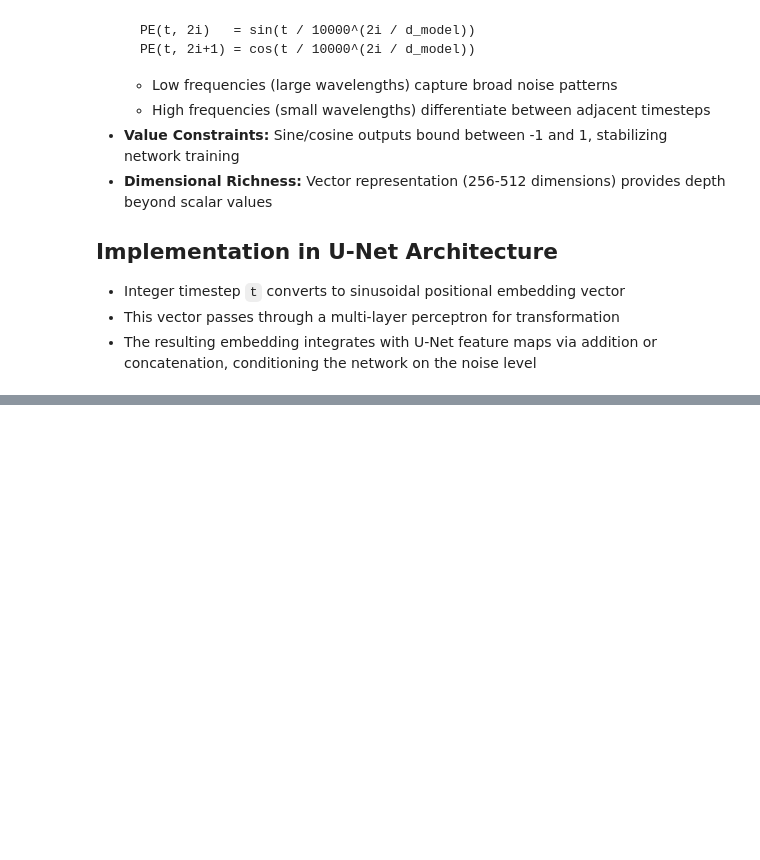
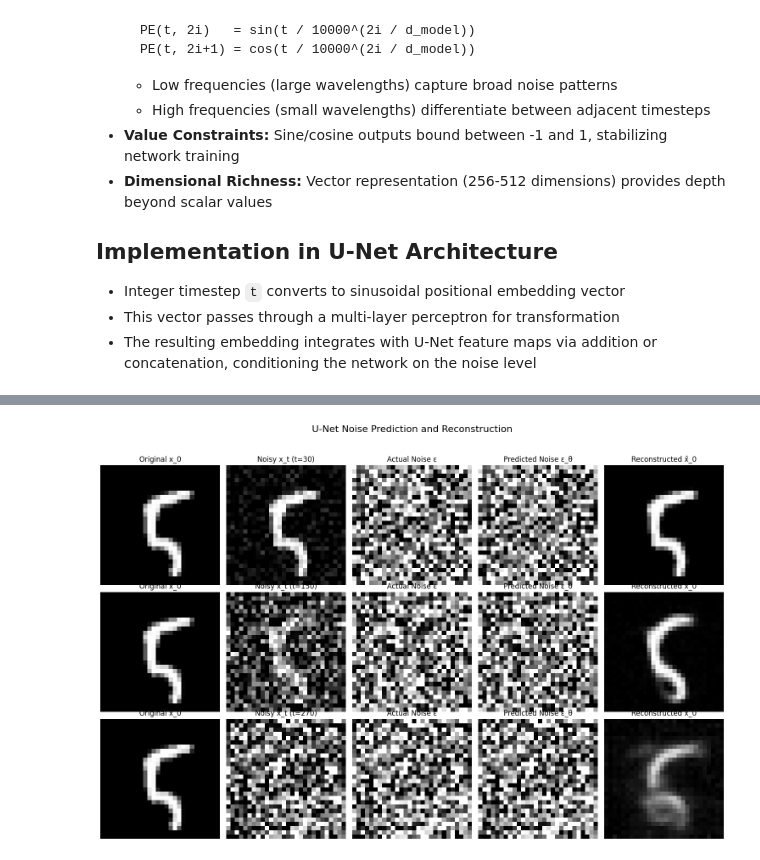
Before and after one commit to MollysCaptain/practical-computer-vision, a Jupyter notebook: notebooks/Denoising_Diffusion_Probabilistic_Model_U_net_MNIST_Generation.ipynb, the cells around one changed output, grey strips where cells are left out. Drawn from its saved outputs; the diff is of its cells as text; code cells hidden in the pictures; blank space fills up the shorter version.

```diff
--- a/notebooks/Denoising_Diffusion_Probabilistic_Model_U_net_MNIST_Generation.ipynb
+++ b/notebooks/Denoising_Diffusion_Probabilistic_Model_U_net_MNIST_Generation.ipynb
@@ -541,19 +227,0 @@ else:
-# %%
-# 2. Initialize and Train DDPM
-print("\n--- DDPM U-Net ---")
-unet_model = UNet(img_channels=1, time_emb_dim=256).to(DEVICE) # time_emb_dim can be tuned
-diffusion = Diffusion(timesteps=T, img_size=IMG_SIZE, device=DEVICE)
-optimizer_ddpm = optim.Adam(unet_model.parameters(), lr=LR_DDPM)
-
-if os.path.exists(DDPM_MODEL_PATH) and EPOCHS_DDPM == 0:
-    print(f"Loading pre-trained DDPM U-Net from {DDPM_MODEL_PATH}")
-    unet_model.load_state_dict(torch.load(DDPM_MODEL_PATH, map_location=DEVICE))
-else:
-    if EPOCHS_DDPM > 0:
-        train_ddpm(unet_model, diffusion, train_loader_ddpm, optimizer_ddpm, EPOCHS_DDPM)
-    else:
-        print("DDPM model not found and EPOCHS_DDPM is 0. Please train or provide a model.")
-        # For this script, let's assume it needs to be trained if not found
-        if not os.path.exists(DDPM_MODEL_PATH):
-            print("Training DDPM as it was not found and EPOCHS_DDPM was 0 (forcing 50 epochs).")
-            train_ddpm(unet_model, diffusion, train_loader_ddpm, optimizer_ddpm, 50)
@@ -838,0 +1029,76 @@ https://5151-gpu-t4-hm-2a99y9azf59j9-c.us-east1-0.prod.colab.dev?polling=true
+# %%
+
+
+if 'unet_model' not in locals() or not ddpm_ready: # ddpm_ready from Cell 11 indicates model is loaded/trained
+    print("U-Net model is not trained or loaded. Cannot visualize its output.")
+elif 'diffusion' not in locals():
+    print("Diffusion object not found. Cannot perform q_sample.")
+elif 'train_dataset_ddpm' not in locals():
+    print("Training dataset not found. Cannot get a sample image.")
+else:
+    unet_model.eval() # Ensure U-Net is in evaluation mode
+
+    # Get a sample clean image (x_0)
+    sample_idx = 100 # You can change this
+    x0_original_tensor, _ = train_dataset_ddpm[sample_idx]
+    x0_original_tensor = x0_original_tensor.to(DEVICE).unsqueeze(0) # Add batch dim: (1, C, H, W)
+
+    # Choose a few timesteps to visualize
+    # T is the total number of timesteps (e.g., 300)
+    # Timestep indices go from 0 to T-1
+    # Let's pick some representative timesteps: early, mid, late in the noise schedule
+    timesteps_to_visualize = [int(T * 0.1), int(T * 0.5), int(T * 0.9)]
+    if T < 10: # Adjust if T is very small
+        timesteps_to_visualize = [0, T // 2, T - 1 if T > 0 else 0]
+    timesteps_to_visualize = [max(0, min(t, T - 1)) for t in timesteps_to_visualize] # Clamp to [0, T-1]
+
+
+    num_cols = 5 # x_0, x_t, actual_noise, predicted_noise, reconstructed_x_0
+    fig, axes = plt.subplots(len(timesteps_to_visualize), num_cols,
+                             figsize=(num_cols * 3, len(timesteps_to_visualize) * 3.5))
+    if len(timesteps_to_visualize) == 1: # Handle case for single row subplot
+        axes = np.array([axes])
+
+    fig.suptitle("U-Net Noise Prediction and Reconstruction", fontsize=16)
+
+    with torch.no_grad():
+        for i, t_val in enumerate(timesteps_to_visualize):
+            t_tensor = torch.tensor([t_val], device=DEVICE, dtype=torch.long)
+
+            # 1. Generate actual noise and the noisy image x_t
+            actual_noise = torch.randn_like(x0_original_tensor) # Standard Gaussian noise
+            xt_noisy_tensor = diffusion.q_sample(x_start=x0_original_tensor, t=t_tensor, noise=actual_noise)
+
+            # 2. U-Net predicts noise
+            predicted_noise_tensor = unet_model(xt_noisy_tensor, t_tensor)
+
+            # 3. Reconstruct x_0 using the predicted noise (simplified from DDPM paper, Eq. 4 rearranged)
+            # x_0_reconstructed = (x_t - sqrt(1-alpha_bar_t) * predicted_noise) / sqrt(alpha_bar_t)
+            sqrt_alphas_cumprod_t = get_index_from_list(diffusion.sqrt_alphas_cumprod, t_tensor, xt_noisy_tensor.shape)
+            sqrt_one_minus_alphas_cumprod_t = get_index_from_list(diffusion.sqrt_one_minus_alphas_cumprod, t_tensor, xt_noisy_tensor.shape)
+            x0_reconstructed_tensor = (xt_noisy_tensor - sqrt_one_minus_alphas_cumprod_t * predicted_noise_tensor) / sqrt_alphas_cumprod_t
+            x0_reconstructed_tensor = torch.clamp(x0_reconstructed_tensor, -1.0, 1.0) # Clamp to image range
+
+            # --- Plotting ---
+            # Denormalize all images/noise from [-1, 1] to [0, 1] for display
+            img_list = [
+                (x0_original_tensor.squeeze(0).cpu() + 1) / 2.0,
+                (xt_noisy_tensor.squeeze(0).cpu() + 1) / 2.0,
+                (actual_noise.squeeze(0).cpu() + 1) / 2.0,         # Visualizing noise this way might make it mostly gray
+                                                                    # but shows structure if present.
+                (predicted_noise_tensor.squeeze(0).cpu() + 1) / 2.0,
+                (x0_reconstructed_tensor.squeeze(0).cpu() + 1) / 2.0
+            ]
+            titles = ["Original x_0", f"Noisy x_t (t={t_val})", "Actual Noise ε", "Predicted Noise ε_θ", "Reconstructed x̂_0"]
+
+            for j, img_tensor_0_1 in enumerate(img_list):
+                ax = axes[i, j]
+                # Permute for (H, W, C) if multi-channel, then squeeze if C=1 for grayscale
+                ax.imshow(img_tensor_0_1.permute(1, 2, 0).squeeze().numpy(), cmap="gray", vmin=0, vmax=1)
+                ax.set_title(titles[j])
+                ax.axis('off')
+
+    plt.tight_layout(rect=[0, 0.03, 1, 0.95]) # Adjust layout for suptitle
+    plt.show()
+# %% [output]
+[figure, added]
```
Also changed, not shown: parts of 59 cells of this notebook.
